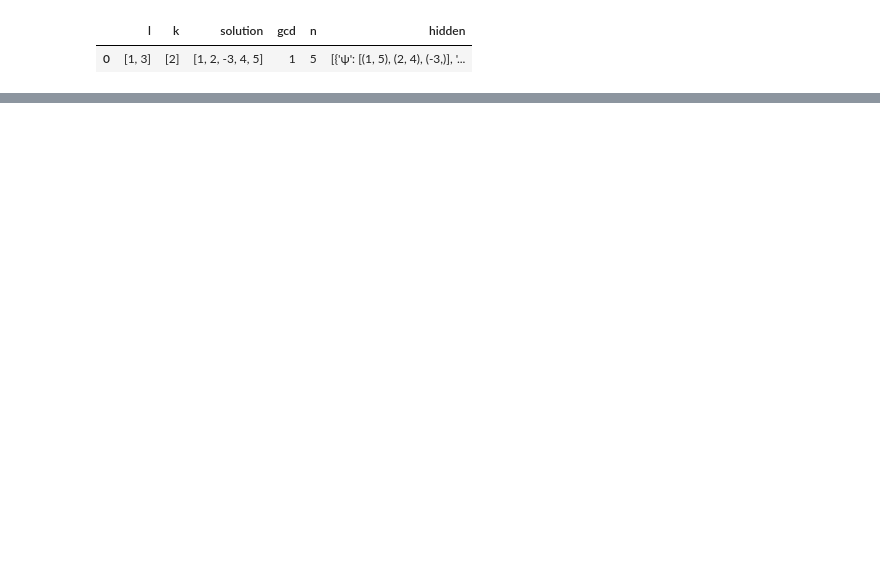
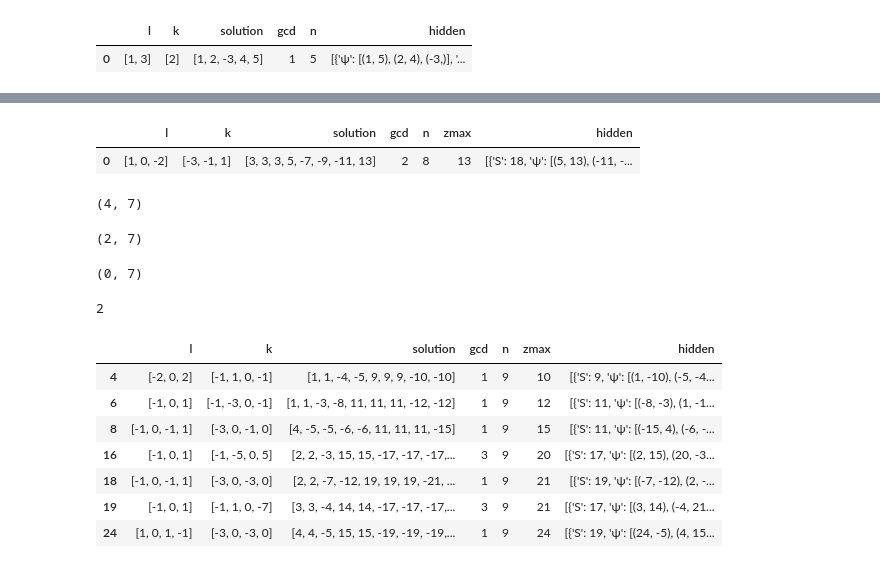
Before and after one commit to restrepo/Advanced_Computation, a Jupyter notebook: Data_Analysis.ipynb, the cells around one changed output, grey strips where cells are left out. Saved outputs shown, nothing was run; the diff lists cells and outputs as text; code cells hidden in the pictures; blank space fills up the shorter version.

```diff
--- a/Data_Analysis.ipynb
+++ b/Data_Analysis.ipynb
@@ -237,0 +186,5 @@ for y in x[0:n]:
+# %%
+df3['hidden']=df3['solution'].apply(get_dark).apply(get_hidden_sector)
+# %%
+hs3=df3[df3['hidden'].apply(len)>0].reset_index(drop=True)
+hs3.shape
@@ -237,0 +193,5 @@ for y in x[0:n]:
+# %%
+# idxmax==1
+df3['hidden']=df3['solution'].apply(lambda l: get_dark(l,idx=1)).apply(get_hidden_sector)
+hs3=pd.concat((hs3,df3[df3['hidden'].apply(len)>0])).reset_index(drop=True)
+hs3.shape
@@ -237,0 +200,5 @@ for y in x[0:n]:
+# %%
+# idxmax==1
+df3['hidden']=df3['solution'].apply(lambda l: get_dark(l,idx=2)).apply(get_hidden_sector)
+hs3=pd.concat((hs3,df3[df3['hidden'].apply(len)>0])).reset_index(drop=True)
+hs3.shape
@@ -237,0 +211,32 @@ for y in x[0:n]:
+# %%
+hs3[:1]
+# %% [output]
+|  | l | k | solution | gcd | n | zmax | hidden |
+| 0 | [1, 0, -2] | [-3, -1, 1] | [3, 3, 3, 5, -7, -9, -11, 13] | 2 | 8 | 13 | [{'S': 18, 'ψ': [(5, 13), (-11, -... |
+# %%
+hs3[hs3['hidden'].apply(len)>1].shape
+# %% [output]
+(4, 7)
+# %%
+hs3[hs3['hidden'].apply(len)>2].shape
+# %% [output]
+(2, 7)
+# %%
+hs3[hs3['hidden'].apply(len)>3].shape
+# %% [output]
+(0, 7)
+# %%
+hs3['hidden'].str[0].str['ψ'].apply(len).min()
+# %% [output]
+2
+# %%
+hs3[hs3['hidden'].str[0].str['ψ'].apply(len)==hs3['hidden'].str[0].str['ψ'].apply(len).min()]
+# %% [output]
+|  | l | k | solution | gcd | n | zmax | hidden |
+| 4 | [-2, 0, 2] | [-1, 1, 0, -1] | [1, 1, -4, -5, 9, 9, 9, -10, -10] | 1 | 9 | 10 | [{'S': 9, 'ψ': [(1, -10), (-5, -4... |
+| 6 | [-1, 0, 1] | [-1, -3, 0, -1] | [1, 1, -3, -8, 11, 11, 11, -12, -12] | 1 | 9 | 12 | [{'S': 11, 'ψ': [(-8, -3), (1, -1... |
+| 8 | [-1, 0, -1, 1] | [-3, 0, -1, 0] | [4, -5, -5, -6, -6, 11, 11, 11, -15] | 1 | 9 | 15 | [{'S': 11, 'ψ': [(-15, 4), (-6, -... |
+| 16 | [-1, 0, 1] | [-1, -5, 0, 5] | [2, 2, -3, 15, 15, -17, -17, -17,... | 3 | 9 | 20 | [{'S': 17, 'ψ': [(2, 15), (20, -3... |
+| 18 | [-1, 0, -1, 1] | [-3, 0, -3, 0] | [2, 2, -7, -12, 19, 19, 19, -21, ... | 1 | 9 | 21 | [{'S': 19, 'ψ': [(-7, -12), (2, -... |
+| 19 | [-1, 0, 1] | [-1, 1, 0, -7] | [3, 3, -4, 14, 14, -17, -17, -17,... | 3 | 9 | 21 | [{'S': 17, 'ψ': [(3, 14), (-4, 21... |
+| 24 | [1, 0, 1, -1] | [-3, 0, -3, 0] | [4, 4, -5, 15, 15, -19, -19, -19,... | 1 | 9 | 24 | [{'S': 19, 'ψ': [(24, -5), (4, 15... |
```
Also changed, not shown: parts of 51 cells of this notebook, 1 other file.
